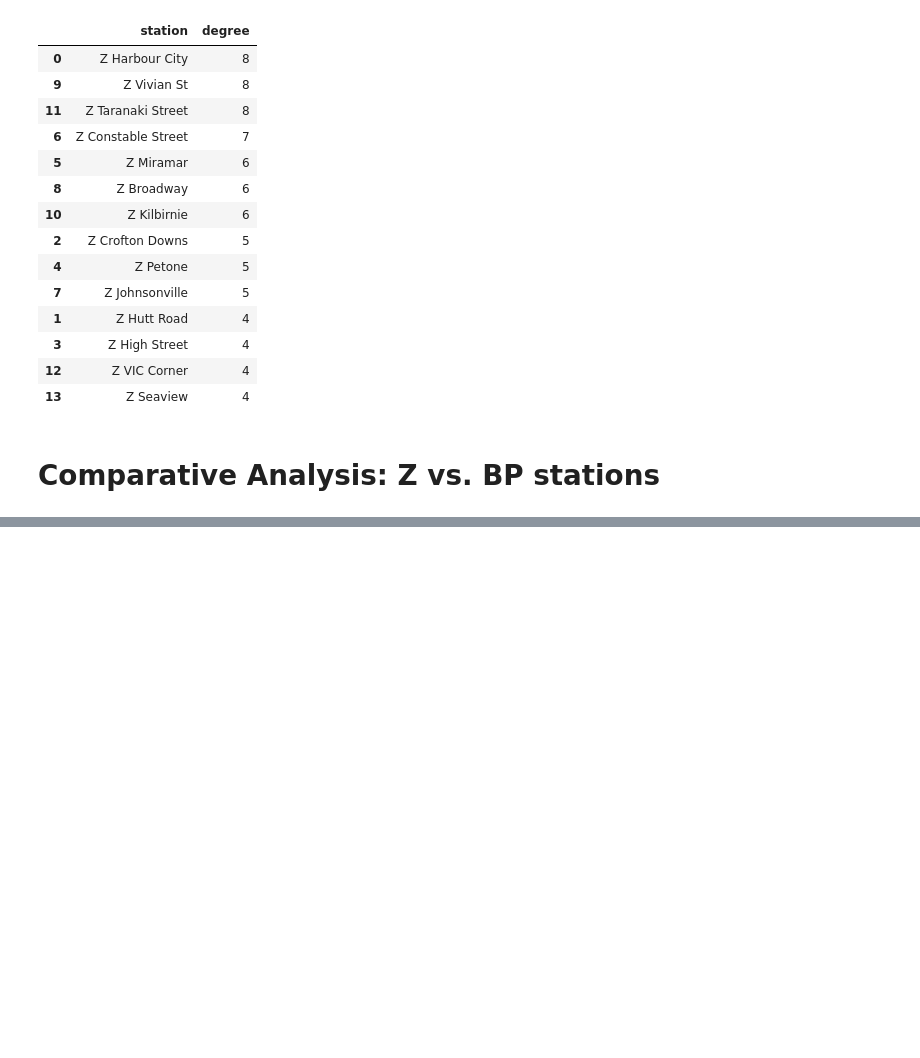
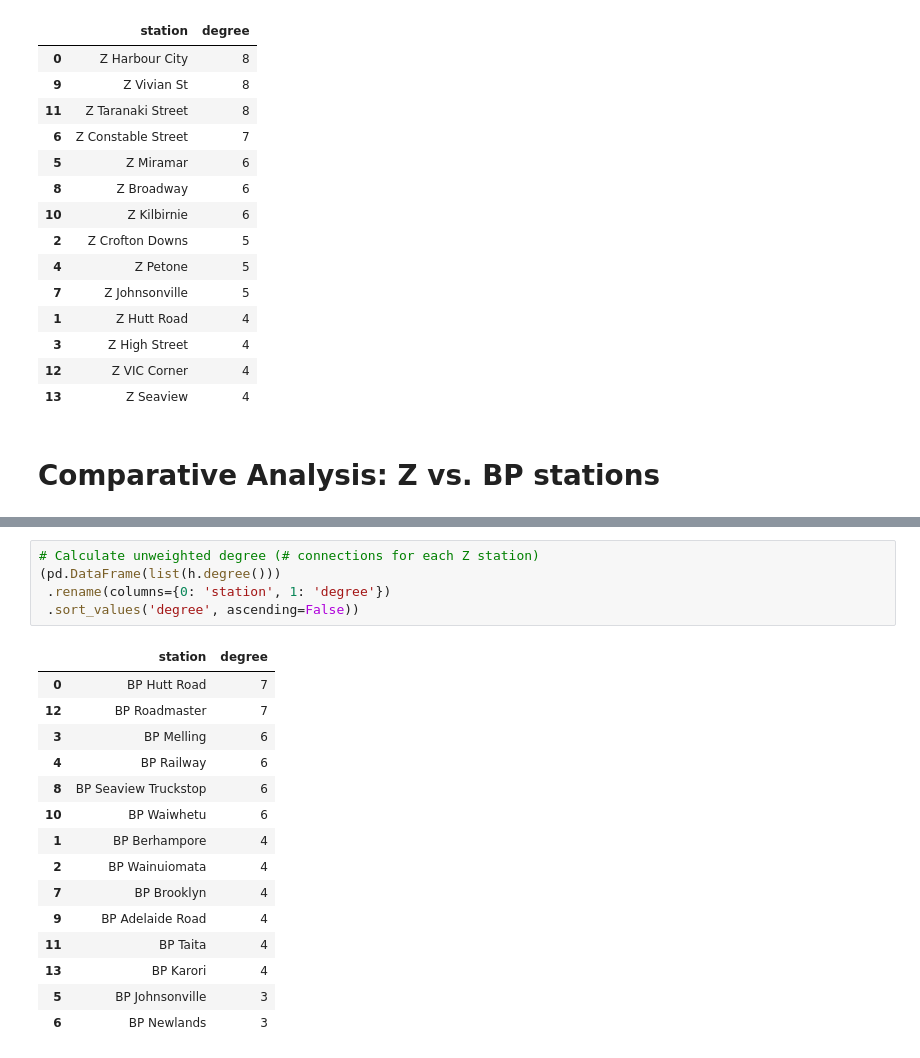
Before and after one commit to shriv/fuel-stations, a Jupyter notebook: Fuel Stations Analysis.ipynb, the cells around one changed output, grey strips where cells are left out. Saved outputs shown, nothing was run; the diff lists cells and outputs as text; blank space fills up the shorter version.

```diff
--- a/Fuel Stations Analysis.ipynb
+++ b/Fuel Stations Analysis.ipynb
@@ -357,0 +328,21 @@ bp_stations
+# %%
+# Calculate unweighted degree (# connections for each Z station)
+(pd.DataFrame(list(h.degree()))
+ .rename(columns={0: 'station', 1: 'degree'})
+ .sort_values('degree', ascending=False))
+# %% [output]
+|  | station | degree |
+| 0 | BP Hutt Road | 7 |
+| 12 | BP Roadmaster | 7 |
+| 3 | BP Melling | 6 |
+| 4 | BP Railway | 6 |
+| 8 | BP Seaview Truckstop | 6 |
+| 10 | BP Waiwhetu | 6 |
+| 1 | BP Berhampore | 4 |
+| 2 | BP Wainuiomata | 4 |
+| 7 | BP Brooklyn | 4 |
+| 9 | BP Adelaide Road | 4 |
+| 11 | BP Taita | 4 |
+| 13 | BP Karori | 4 |
+| 5 | BP Johnsonville | 3 |
+| 6 | BP Newlands | 3 |
```
Also changed, not shown: parts of 11 cells of this notebook, 1 other file.
